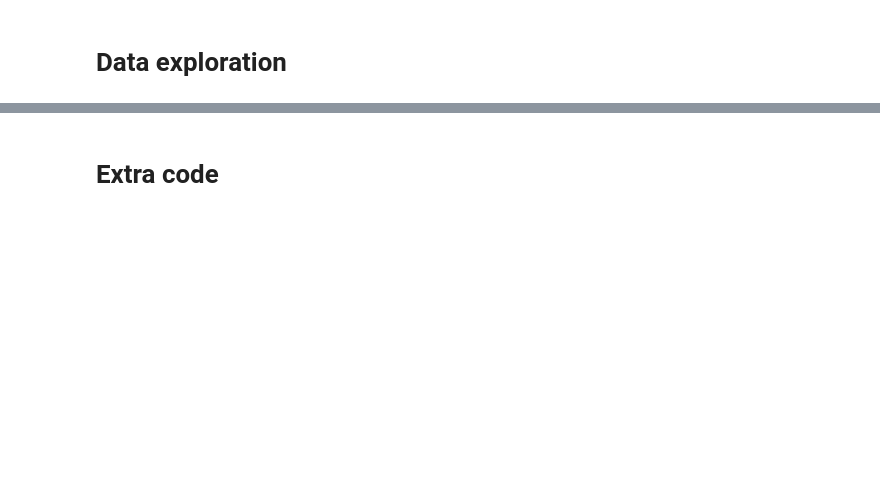
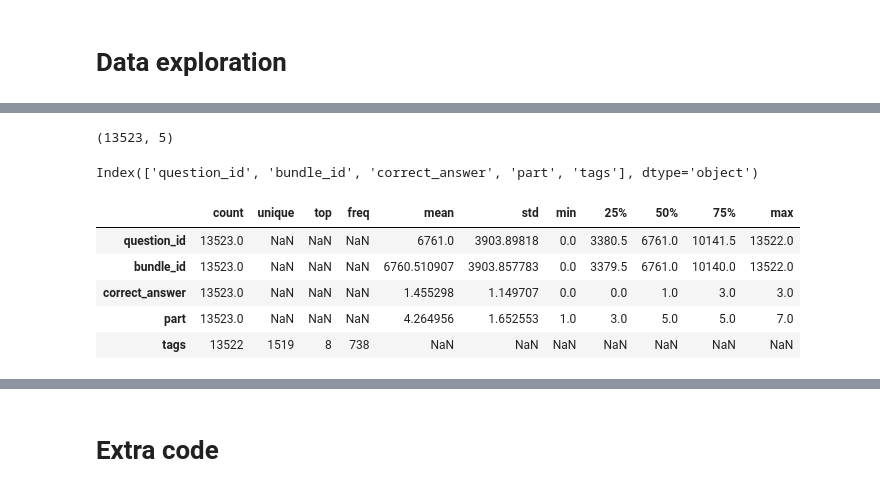
Before and after one commit to theresaskruzna/riiid_knowledge_tracing, a Jupyter notebook: 01_Data_Exploration.ipynb, the cells around one changed output, grey strips where cells are left out. Cells and saved outputs as stored; diff of their text form; code cells hidden in the pictures; blank space fills up the shorter version.

```diff
--- a/01_Data_Exploration.ipynb
+++ b/01_Data_Exploration.ipynb
@@ -183,0 +310,17 @@ The API loads the data using the types specified above (int32 for user_id, int8
+# %%
+questions_df.shape
+# %% [output]
+(13523, 5)
+# %%
+questions_df.columns
+# %% [output]
+Index(['question_id', 'bundle_id', 'correct_answer', 'part', 'tags'], dtype='object')
+# %%
+questions_df.describe(include='all').T
+# %% [output]
+|  | count | unique | top | freq | mean | std | min | 25% | 50% | 75% | max |
+| question_id | 13523.0 | NaN | NaN | NaN | 6761.0 | 3903.89818 | 0.0 | 3380.5 | 6761.0 | 10141.5 | 13522.0 |
+| bundle_id | 13523.0 | NaN | NaN | NaN | 6760.510907 | 3903.857783 | 0.0 | 3379.5 | 6761.0 | 10140.0 | 13522.0 |
+| correct_answer | 13523.0 | NaN | NaN | NaN | 1.455298 | 1.149707 | 0.0 | 0.0 | 1.0 | 3.0 | 3.0 |
+| part | 13523.0 | NaN | NaN | NaN | 4.264956 | 1.652553 | 1.0 | 3.0 | 5.0 | 5.0 | 7.0 |
+| tags | 13522 | 1519 | 8 | 738 | NaN | NaN | NaN | NaN | NaN | NaN | NaN |
```
Also changed, not shown: parts of 38 cells of this notebook.
